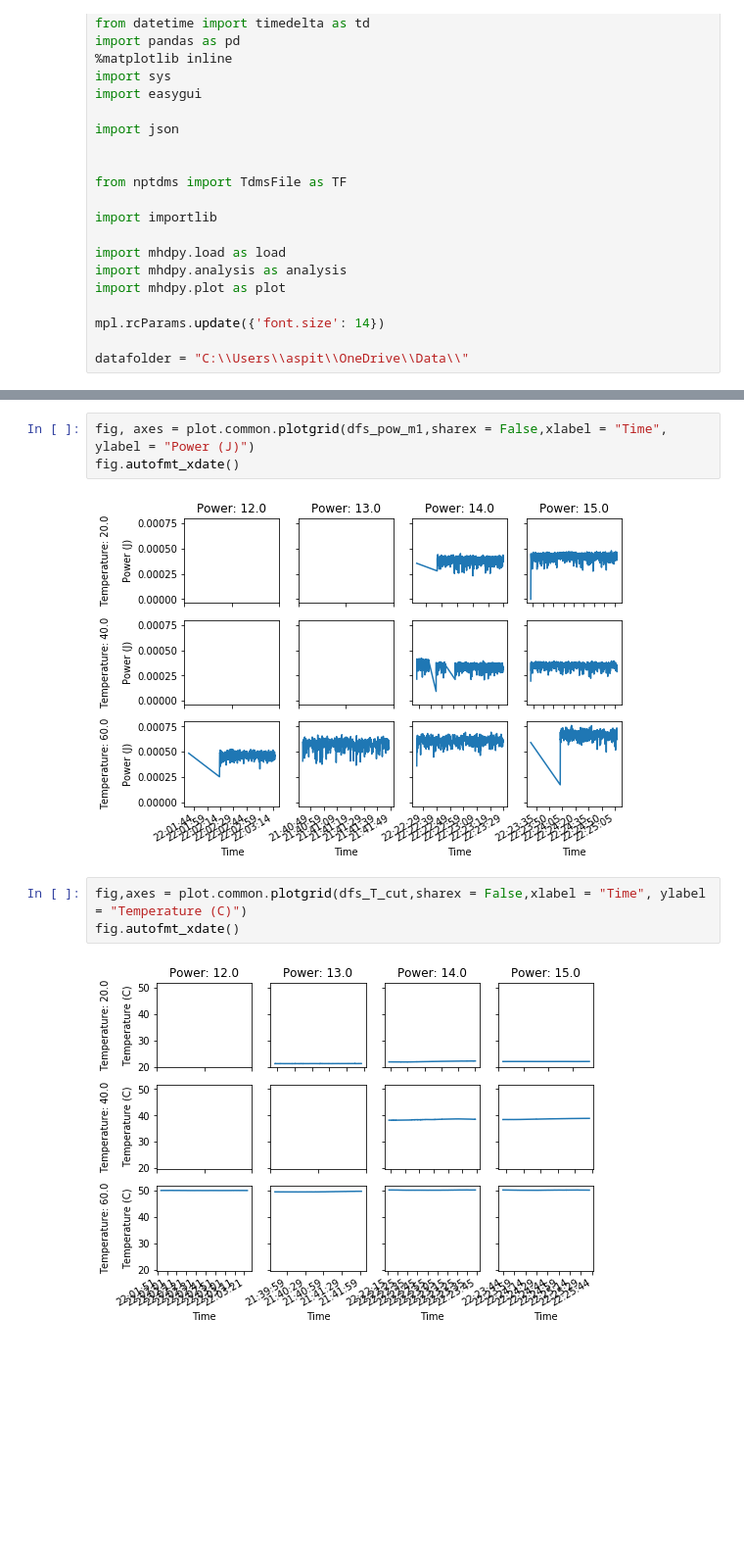
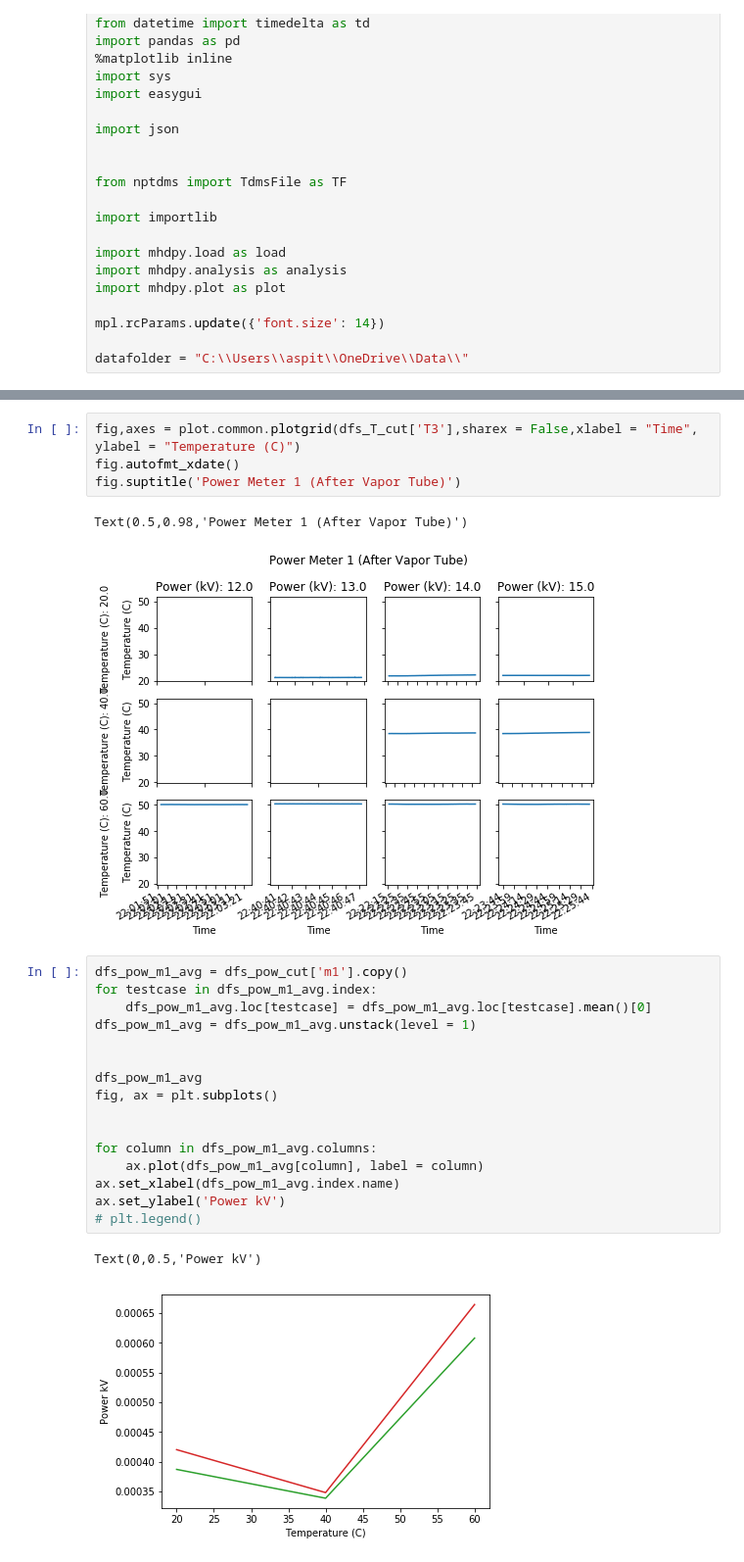
Before and after one commit to msb002/MHDlab, a Jupyter notebook: Analysis/Jupyter Notebooks/TRPL/VaporTubes 10-25-18.ipynb, the cells around one changed output, grey strips where cells are left out. Shown: that part at 98% size. Drawn from its saved outputs; the diff is of its cells as text; blank space fills up the shorter version.

```diff
--- a/Analysis/Jupyter Notebooks/TRPL/VaporTubes 10-25-18.ipynb
+++ b/Analysis/Jupyter Notebooks/TRPL/VaporTubes 10-25-18.ipynb
@@ -132,10 +141,26 @@ fig.autofmt_xdate()
 # %%
-fig, axes = plot.common.plotgrid(dfs_pow_m1,sharex = False,xlabel = "Time", ylabel = "Power (J)")
+fig,axes = plot.common.plotgrid(dfs_T_cut['T3'],sharex = False,xlabel = "Time", ylabel = "Temperature (C)")
 fig.autofmt_xdate()
+fig.suptitle('Power Meter 1 (After Vapor Tube)')
 # %% [output]
+Text(0.5,0.98,'Power Meter 1 (After Vapor Tube)')
-[figure, old version]
+[figure, new version]
-# %%
-fig,axes = plot.common.plotgrid(dfs_T_cut,sharex = False,xlabel = "Time", ylabel = "Temperature (C)")
-fig.autofmt_xdate()
-# %% [output]
-[figure, removed]
+# %%
+dfs_pow_m1_avg = dfs_pow_cut['m1'].copy()
+for testcase in dfs_pow_m1_avg.index:
+    dfs_pow_m1_avg.loc[testcase] = dfs_pow_m1_avg.loc[testcase].mean()[0]
+dfs_pow_m1_avg = dfs_pow_m1_avg.unstack(level = 1)
+
+
+dfs_pow_m1_avg
+fig, ax = plt.subplots()
+
+
+for column in dfs_pow_m1_avg.columns:
+    ax.plot(dfs_pow_m1_avg[column], label = column)
+ax.set_xlabel(dfs_pow_m1_avg.index.name)
+ax.set_ylabel('Power kV')
+# plt.legend()
+# %% [output]
+Text(0,0.5,'Power kV')
+[figure, added]
```
Also changed, not shown: parts of 6 cells of this notebook, 2 other files.
